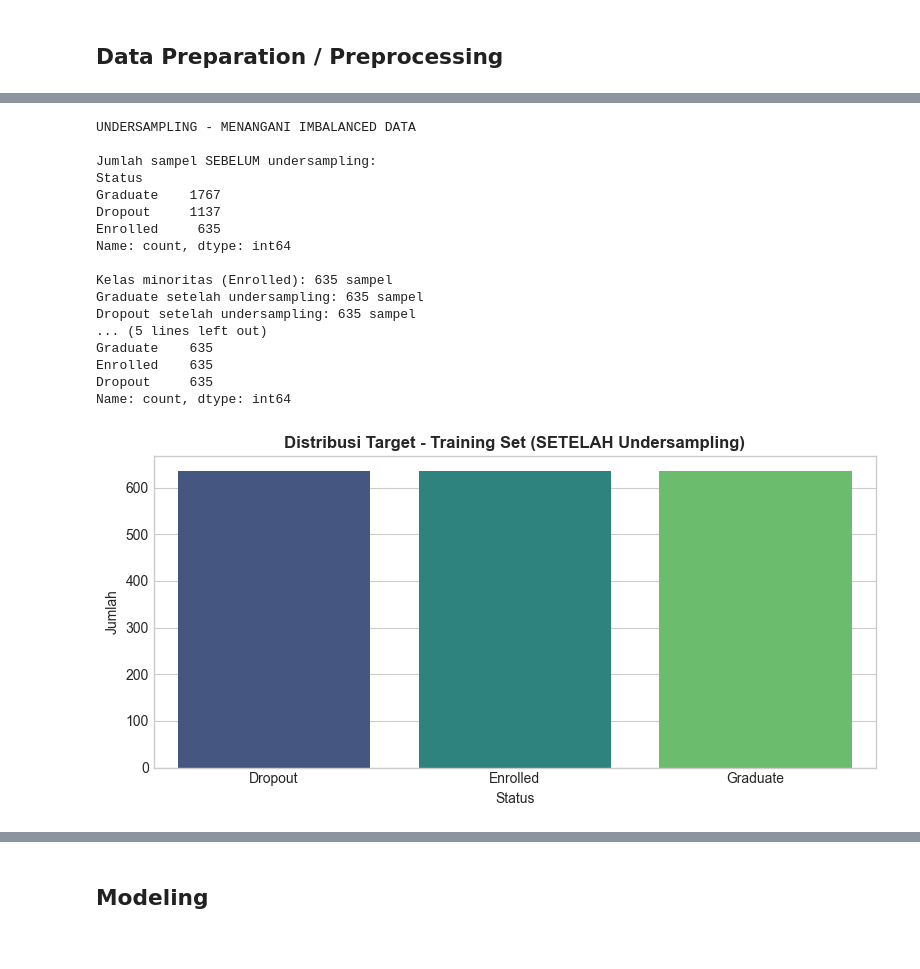
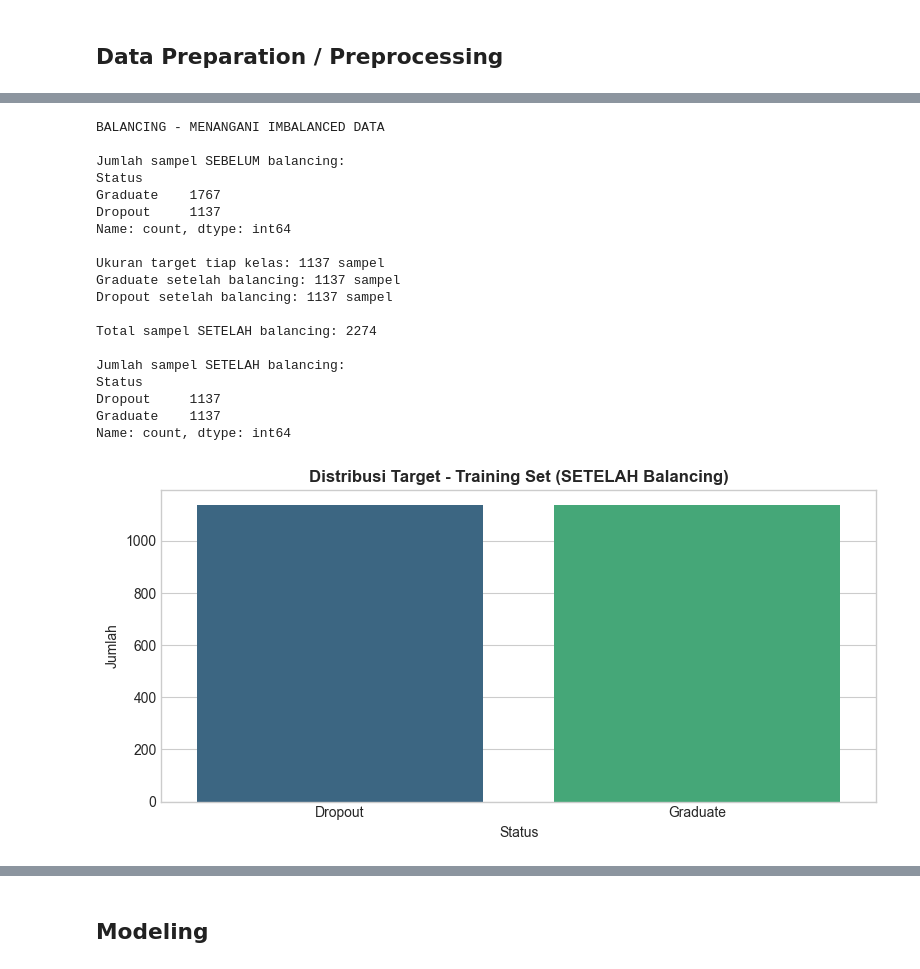
Before and after one commit to Mazdeus/student-dropout-analysis, a Jupyter notebook: notebook.ipynb, the cells around one changed output, grey strips where cells are left out. Cells and saved outputs as stored; diff of their text form; code cells hidden in the pictures.

Commit message:
delete enrolled category from training model

```diff
--- a/notebook.ipynb
+++ b/notebook.ipynb
@@ -290,6 +292,11 @@ df.to_sql('students', engine)
 # %%
 # Feature Selection - Memilih fitur yang paling berpengaruh berdasarkan EDA
 print("FEATURE SELECTION")
+
+# Untuk pemodelan, hanya gunakan siswa dengan status akhir Dropout dan Graduate
+df_model = df[df['Status'].isin(['Dropout', 'Graduate'])].copy()
+print("\nDistribusi target setelah menghapus Enrolled dari data training:")
+print(df_model['Status'].value_counts())
 
 # Fitur yang dipilih berdasarkan EDA dan domain knowledge
 selected_features = [
@@ -326,8 +339,8 @@ Fitur yang dipilih:
   7. Age_at_enrollment
 # %%
 # Menyiapkan Dataset untuk Modeling
-X = df[selected_features].copy()
-y = df['Status'].copy()
+X = df_model[selected_features].copy()
+y = df_model['Status'].copy()
 
 print(f"Shape X (features): {X.shape}")
 print(f"Shape y (target): {y.shape}")
@@ -402,71 +412,71 @@ Kita akan menggunakan teknik **undersampling** untuk menyeimbangkan data trainin
 # %%
-# UNDERSAMPLING - Menangani Imbalanced Data pada Training Set
-print("UNDERSAMPLING - MENANGANI IMBALANCED DATA")
+# BALANCING - Menangani Imbalanced Data pada Training Set
+print("BALANCING - MENANGANI IMBALANCED DATA")
 
-# Gabungkan X_train dan y_train untuk proses undersampling
+# Gabungkan X_train dan y_train untuk proses balancing
 train_df = X_train.copy()
 train_df['Status'] = y_train.values
 
 # Cek jumlah sampel setiap kelas
-print("\nJumlah sampel SEBELUM undersampling:")
+print("\nJumlah sampel SEBELUM balancing:")
 print(train_df['Status'].value_counts())
 
 # Pisahkan berdasarkan kelas
 df_graduate = train_df[train_df['Status'] == 'Graduate']
 df_dropout = train_df[train_df['Status'] == 'Dropout']
-df_enrolled = train_df[train_df['Status'] == 'Enrolled']  # Kelas minoritas
 
-# Jumlah sampel kelas minoritas
-n_minority = len(df_enrolled)
-print(f"\nKelas minoritas (Enrolled): {n_minority} sampel")
+# Balancing dilakukan dengan menyesuaikan kelas mayoritas ke ukuran kelas minoritas
+n_minority = min(len(df_graduate), len(df_dropout))
+print(f"\nUkuran target tiap kelas: {n_minority} sampel")
 
-# Undersampling kelas mayoritas (resample ke jumlah kelas minoritas)
-df_graduate_undersampled = resample(df_graduate, n_samples=n_minority, random_state=42)
-df_dropout_undersampled = resample(df_dropout, n_samples=n_minority, random_state=42)
+df_graduate_balanced = resample(df_graduate, n_samples=n_minority, random_state=42)
+df_dropout_balanced = resample(df_dropout, n_samples=n_minority, random_state=42)
 
-print(f"Graduate setelah undersampling: {len(df_graduate_undersampled)} sampel")
-print(f"Dropout setelah undersampling: {len(df_dropout_undersampled)} sampel")
+print(f"Graduate setelah balancing: {len(df_graduate_balanced)} sampel")
+print(f"Dropout setelah balancing: {len(df_dropout_balanced)} sampel")
 
-# Gabungkan semua data yang sudah di-undersample
-undersampled_train_df = pd.concat([df_enrolled, df_graduate_undersampled, df_dropout_undersampled])
-undersampled_train_df = shuffle(undersampled_train_df, random_state=42)
-undersampled_train_df.reset_index(drop=True, inplace=True)
+# Gabungkan semua data yang sudah diseimbangkan
+balanced_train_df = pd.concat([df_graduate_balanced, df_dropout_balanced])
+balanced_train_df = shuffle(balanced_train_df, random_state=42)
+balanced_train_df.reset_index(drop=True, inplace=True)
 
 # Pisahkan kembali X_train dan y_train
-X_train = undersampled_train_df.drop('Status', axis=1)
-y_train = undersampled_train_df['Status']
+X_train = balanced_train_df.drop('Status', axis=1)
+y_train = balanced_train_df['Status']
 
-print(f"\nTotal sampel SETELAH undersampling: {len(X_train)}")
-print("\nJumlah sampel SETELAH undersampling:")
+print(f"\nTotal sampel SETELAH balancing: {len(X_train)}")
+print("\nJumlah sampel SETELAH balancing:")
 print(y_train.value_counts())
 
-# Visualisasi SETELAH undersampling
+# Visualisasi SETELAH balancing
 plt.figure(figsize=(8, 4))
-sns.countplot(x=y_train, palette='viridis', order=['Dropout', 'Enrolled', 'Graduate'])
-plt.title('Distribusi Target - Training Set (SETELAH Undersampling)', fontsize=12, fontweight='bold')
+sns.countplot(x=y_train, palette='viridis', order=['Dropout', 'Graduate'])
+plt.title('Distribusi Target - Training Set (SETELAH Balancing)', fontsize=12, fontweight='bold')
 plt.xlabel('Status')
 plt.ylabel('Jumlah')
 plt.tight_layout()
 plt.show()
 # %% [output]
-UNDERSAMPLING - MENANGANI IMBALANCED DATA
+BALANCING - MENANGANI IMBALANCED DATA
 
-Jumlah sampel SEBELUM undersampling:
+Jumlah sampel SEBELUM balancing:
 Status
 Graduate    1767
 Dropout     1137
-Enrolled     635
 Name: count, dtype: int64
 
-Kelas minoritas (Enrolled): 635 sampel
-Graduate setelah undersampling: 635 sampel
-Dropout setelah undersampling: 635 sampel
-... (5 lines left out)
-Graduate    635
-Enrolled    635
-Dropout     635
+Ukuran target tiap kelas: 1137 sampel
+Graduate setelah balancing: 1137 sampel
+Dropout setelah balancing: 1137 sampel
+
+Total sampel SETELAH balancing: 2274
+
+Jumlah sampel SETELAH balancing:
+Status
+Dropout     1137
+Graduate    1137
 Name: count, dtype: int64
-[figure, old version]
+[figure, new version]
 # %%
 # Encoding Target Variable
 label_encoder = LabelEncoder()
```
Also changed, not shown: parts of 15 cells of this notebook, 5 other files.
